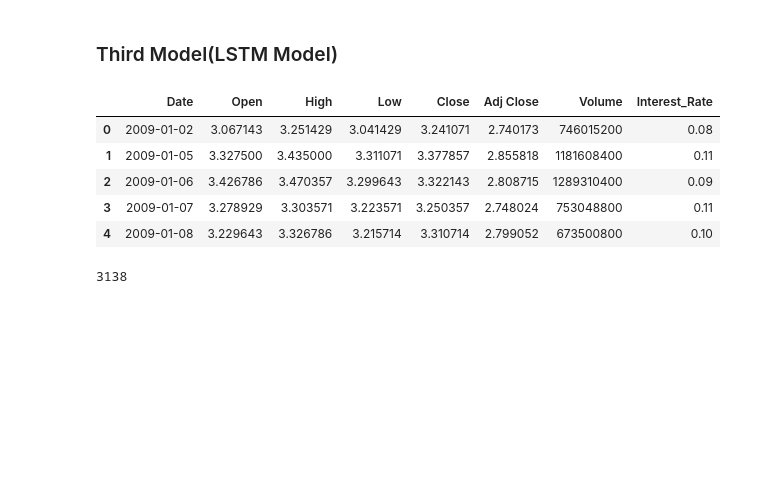
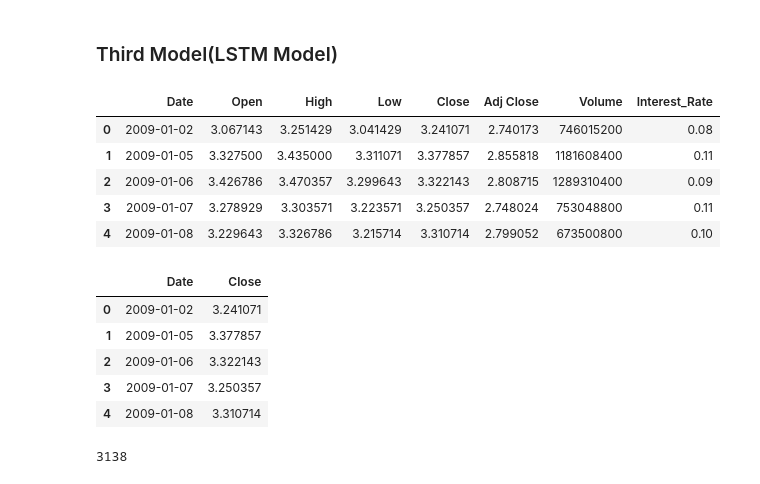
Before and after one commit to simonMakumi/APPLE-stock-price-prediction, a Jupyter notebook: APPLE STOCKS.ipynb, the cells around one changed output. Saved outputs shown, nothing was run; the diff lists cells and outputs as text; code cells hidden in the pictures; blank space fills up the shorter version.

```diff
--- a/APPLE STOCKS.ipynb
+++ b/APPLE STOCKS.ipynb
@@ -657,6 +680,16 @@ df.head()
 | 2 | 2009-01-06 | 3.426786 | 3.470357 | 3.299643 | 3.322143 | 2.808715 | 1289310400 | 0.09 |
 | 3 | 2009-01-07 | 3.278929 | 3.303571 | 3.223571 | 3.250357 | 2.748024 | 753048800 | 0.11 |
 | 4 | 2009-01-08 | 3.229643 | 3.326786 | 3.215714 | 3.310714 | 2.799052 | 673500800 | 0.10 |
+# %%
+df = df.reset_index()[['Date', 'Close']]
+df.head()
+# %% [output]
+|  | Date | Close |
+| 0 | 2009-01-02 | 3.241071 |
+| 1 | 2009-01-05 | 3.377857 |
+| 2 | 2009-01-06 | 3.322143 |
+| 3 | 2009-01-07 | 3.250357 |
+| 4 | 2009-01-08 | 3.310714 |
 # %%
 #Create a new df with only the 'Close' column
 data = df.filter(['Close'])
```
Also changed, not shown: parts of 8 cells of this notebook, 1 other file.
